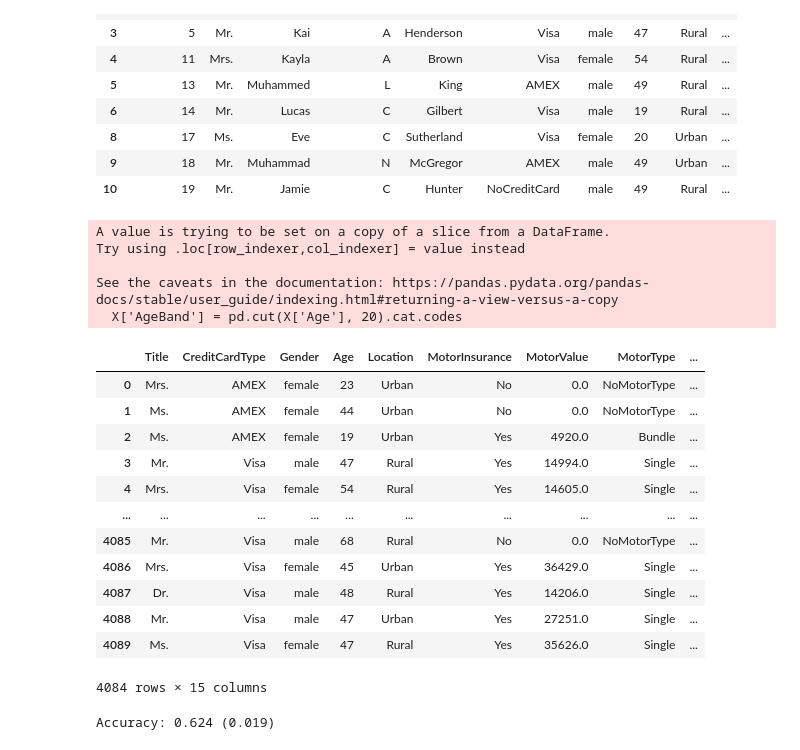
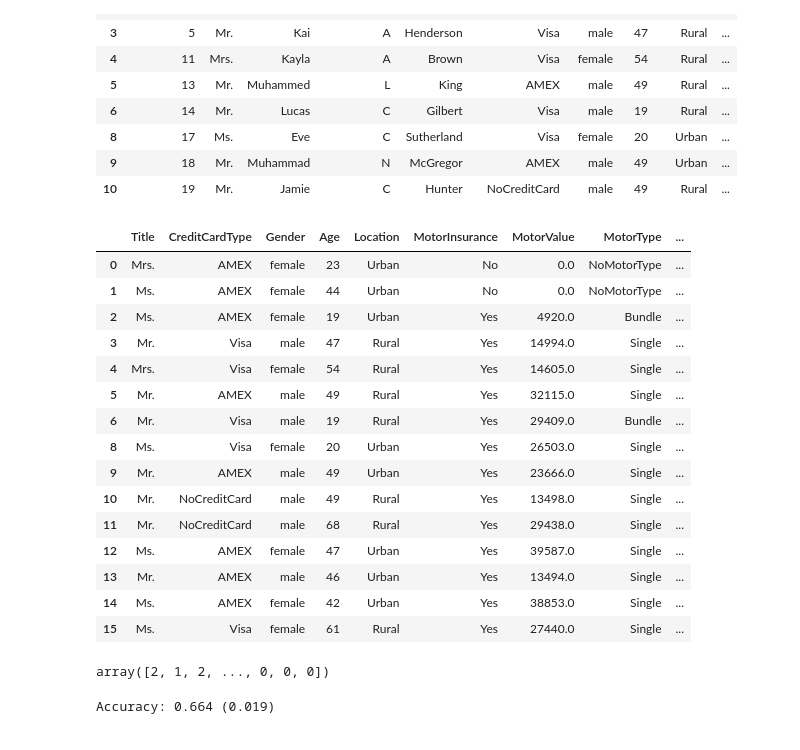
Before and after one commit to angrymushroom/Insurance-Analysis, a Jupyter notebook: Insurance_Project.ipynb, the cells around one changed output. Drawn from its saved outputs; the diff is of its cells as text; code cells hidden in the pictures.

Commit message:
added feature encoding

```diff
--- a/Insurance_Project.ipynb
+++ b/Insurance_Project.ipynb
@@ -412,44 +416,53 @@ X = df_new.iloc[:,[1] + [i for i in range(5,18)]]
 y = df_new.iloc[:,-1]
 # %%
 #4.Encoding
-X['AgeBand'] = pd.cut(X['Age'], 20).cat.codes
+#X['AgeBand'] = pd.cut(X['Age'], 20).cat.codes
 oe = OrdinalEncoder()
 lb = LabelEncoder()
-#oh = OneHotEncoder()
-#mms = MinMaxScaler()
+oh = OneHotEncoder()
+mms = MinMaxScaler()
+pw = PowerTransformer(method='yeo-johnson')
 
-#numerical_col = X.select_dtypes(include=['int64', 'float64']).columns
+#Target label encoding
+y = lb.fit_transform(y)
+
+# Encode categorical features by onehot encoding
+# scale numerical features by minmax scaler
 categorical_col = X.select_dtypes(include=['object']).columns
-t = [('cat', oe, categorical_col)]
+numerical_col = X.select_dtypes(include=['int64', 'float64']).columns
+t = [('cat', oh, categorical_col), ('num', mms, numerical_col), ('tran', pw, numerical_col)]
 transformer = ColumnTransformer(transformers=t, remainder='passthrough')
-# %% [output]
-A value is trying to be set on a copy of a slice from a DataFrame.
-Try using .loc[row_indexer,col_indexer] = value instead
-
-See the caveats in the documentation: https://pandas.pydata.org/pandas-docs/stable/user_guide/indexing.html#returning-a-view-versus-a-copy
-  X['AgeBand'] = pd.cut(X['Age'], 20).cat.codes
 # %%
-X
+X.head(15)
 # %% [output]
 |  | Title | CreditCardType | Gender | Age | Location | MotorInsurance | MotorValue | MotorType | ... |
 | 0 | Mrs. | AMEX | female | 23 | Urban | No | 0.0 | NoMotorType | ... |
 | 1 | Ms. | AMEX | female | 44 | Urban | No | 0.0 | NoMotorType | ... |
 | 2 | Ms. | AMEX | female | 19 | Urban | Yes | 4920.0 | Bundle | ... |
 | 3 | Mr. | Visa | male | 47 | Rural | Yes | 14994.0 | Single | ... |
 | 4 | Mrs. | Visa | female | 54 | Rural | Yes | 14605.0 | Single | ... |
-| ... | ... | ... | ... | ... | ... | ... | ... | ... | ... |
-| 4085 | Mr. | Visa | male | 68 | Rural | No | 0.0 | NoMotorType | ... |
-| 4086 | Mrs. | Visa | female | 45 | Urban | Yes | 36429.0 | Single | ... |
-| 4087 | Dr. | Visa | male | 48 | Rural | Yes | 14206.0 | Single | ... |
-| 4088 | Mr. | Visa | male | 47 | Urban | Yes | 27251.0 | Single | ... |
-| 4089 | Ms. | Visa | female | 47 | Rural | Yes | 35626.0 | Single | ... |
+| 5 | Mr. | AMEX | male | 49 | Rural | Yes | 32115.0 | Single | ... |
+| 6 | Mr. | Visa | male | 19 | Rural | Yes | 29409.0 | Bundle | ... |
+| 8 | Ms. | Visa | female | 20 | Urban | Yes | 26503.0 | Single | ... |
+| 9 | Mr. | AMEX | male | 49 | Urban | Yes | 23666.0 | Single | ... |
+| 10 | Mr. | NoCreditCard | male | 49 | Rural | Yes | 13498.0 | Single | ... |
+| 11 | Mr. | NoCreditCard | male | 68 | Rural | Yes | 29438.0 | Single | ... |
+| 12 | Ms. | AMEX | female | 47 | Urban | Yes | 39587.0 | Single | ... |
+| 13 | Mr. | AMEX | male | 46 | Urban | Yes | 13494.0 | Single | ... |
+| 14 | Ms. | AMEX | female | 42 | Urban | Yes | 38853.0 | Single | ... |
+| 15 | Ms. | Visa | female | 61 | Rural | Yes | 27440.0 | Single | ... |
-4084 rows × 15 columns
+# %%
+y
+# %% [output]
+array([2, 1, 2, ..., 0, 0, 0])
 # %%
-rfe = RFE(estimator=XGBClassifier(), n_features_to_select=10)
-model = XGBClassifier()
-pipeline = Pipeline(steps=[('prep', transformer),('s', rfe),('m', model)])
+#rfe = RFECV(SVR(kernel='linear'), step=5, scoring='accuracy', min_features_to_select = 10)
+model = XGBClassifier(max_depth=6, learning_rate=0.3, n_estimators=25,
+                    objective='multi:softprob', subsample=0.5, colsample_bytree=0.5, seed=0)
+model2 = RandomForestClassifier(bootstrap=True, criterion="entropy", max_features=0.2, min_samples_leaf=12, min_samples_split=9, n_estimators=100)
+pipeline = Pipeline(steps=[('prep', transformer),('m', model2)])
 cv = RepeatedStratifiedKFold(n_splits=10, n_repeats=3, random_state=1)
-n_scores = cross_val_score(pipeline, X, y, cv=cv, scoring='accuracy', n_jobs=1)
+n_scores = cross_val_score(pipeline, X, y, cv=cv, scoring='f1_micro', n_jobs=1)
 print('Accuracy: %.3f (%.3f)' %(np.mean(n_scores), np.std(n_scores)))
 # %% [output]
-Accuracy: 0.624 (0.019)
+Accuracy: 0.664 (0.019)
```
Also changed, not shown: parts of 4 cells of this notebook.
